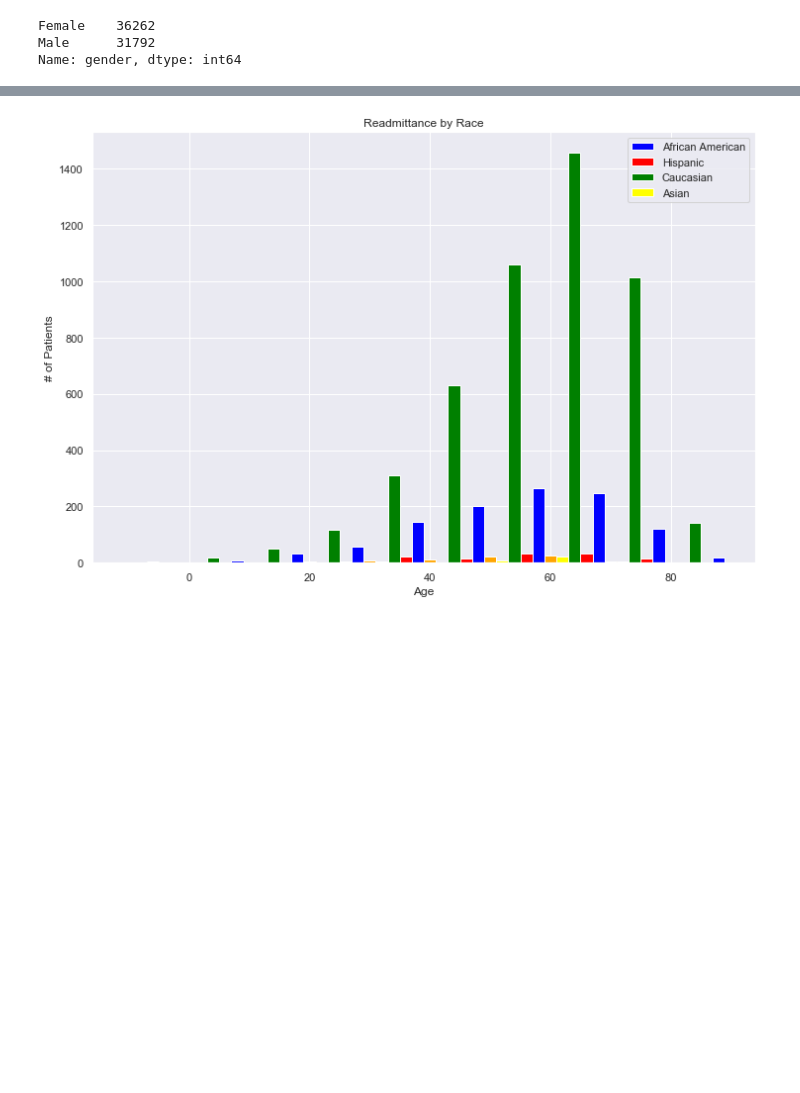
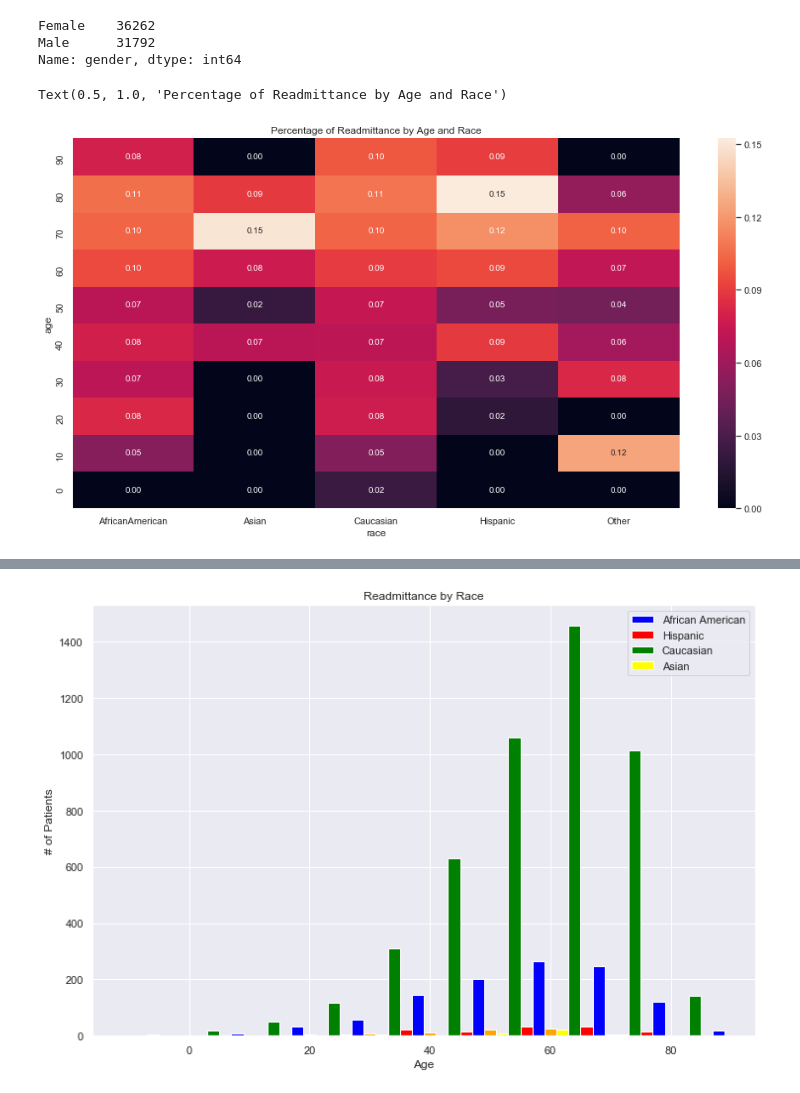
Before and after one commit to garywheeler24/ds-1-project, a Jupyter notebook: module_1_project.ipynb, the cells around one changed output, grey strips where cells are left out. Cells and saved outputs as stored; diff of their text form; code cells hidden in the pictures; blank space fills up the shorter version.

```diff
--- a/module_1_project.ipynb
+++ b/module_1_project.ipynb
@@ -252,3 +252,13 @@ df0
 Female    36262
 Male      31792
 Name: gender, dtype: int64
+# %%
+plt.figure(figsize=(16, 8))
+
+
+data = df.pivot_table(index='age', columns='race', values='readmitted')
+sns.heatmap(data, annot=True, fmt=".2f").invert_yaxis()
+plt.title('Percentage of Readmittance by Age and Race')
+# %% [output]
+Text(0.5, 1.0, 'Percentage of Readmittance by Age and Race')
+[figure, added]
```
Also changed, not shown: parts of 9 cells of this notebook.
